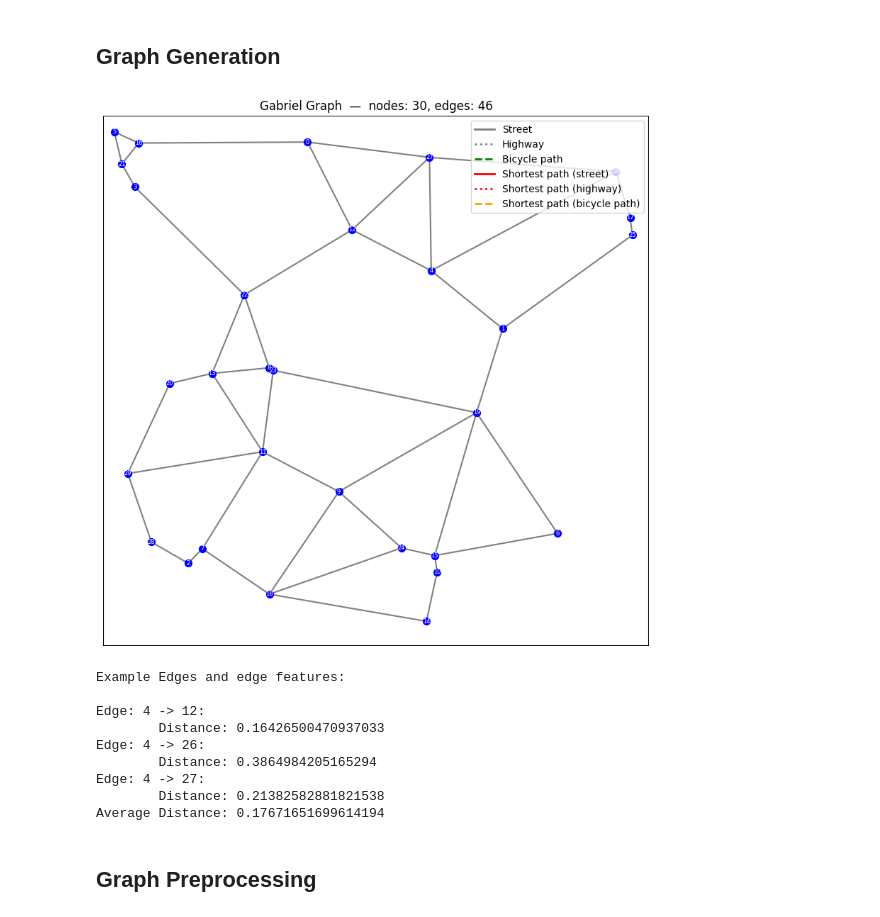
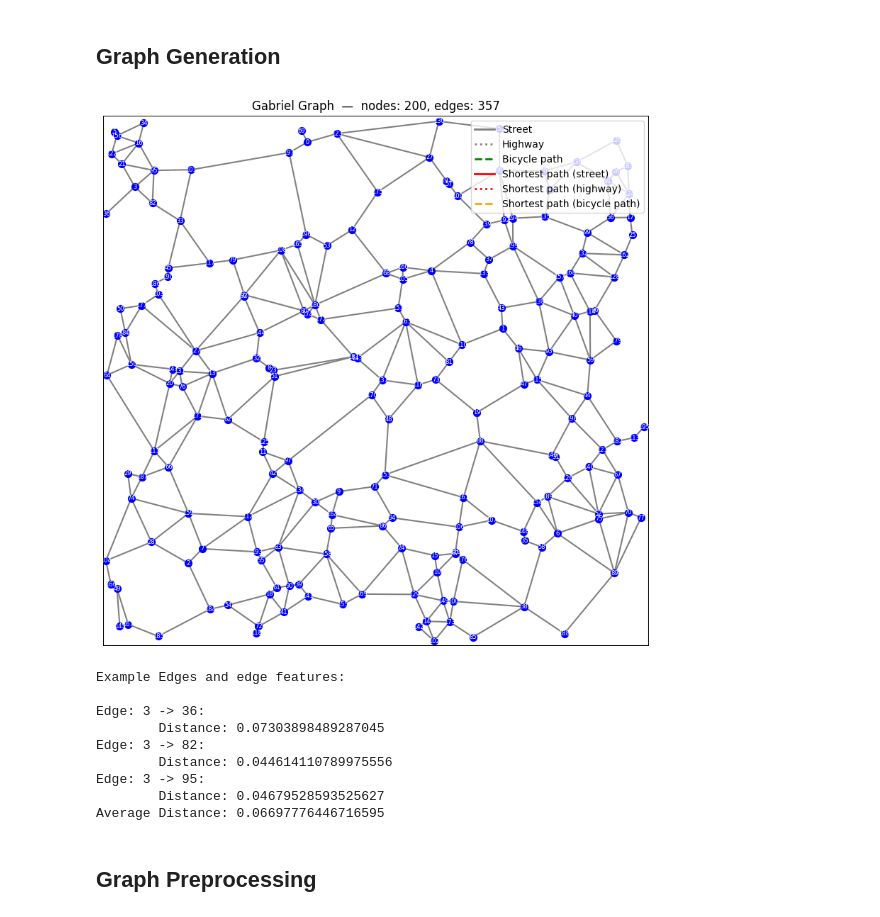
Before and after one commit to dariokueffer/ml-notebooks, a Jupyter notebook: 03_GNN/gnn_routing/shortest_path.ipynb, the cells around one changed output. Drawn from its saved outputs; the diff is of its cells as text; code cells hidden in the pictures.

```diff
--- a/03_GNN/gnn_routing/shortest_path.ipynb
+++ b/03_GNN/gnn_routing/shortest_path.ipynb
@@ -9,13 +9,13 @@ sys.path.append(os.path.abspath('../'))
 from lib.graph_generator import GraphGenerator
 from lib.utils import plot_graph, drop_pair
 # %%
-NUMBER_OF_NODES = 30
+NUMBER_OF_NODES = 200
 
 graph_gen = GraphGenerator(NUMBER_OF_NODES, seed=42)
 GG = graph_gen.gabriel_graph()
 plot_graph(GG, title="Gabriel Graph")
 # %% [output]
-[figure, old version]
+[figure, new version]
 # %%
 print("Example Edges and edge features:\n")
 for u, v in list(GG.edges)[10:13]:
@@ -33,13 +33,13 @@ print(f"Average Distance: {sum_distance / num_edges}")
 # %% [output]
 Example Edges and edge features:
 
-Edge: 4 -> 12:
-        Distance: 0.16426500470937033
-Edge: 4 -> 26:
-        Distance: 0.3864984205165294
-Edge: 4 -> 27:
-        Distance: 0.21382582881821538
-Average Distance: 0.17671651699614194
+Edge: 3 -> 36:
+        Distance: 0.07303898489287045
+Edge: 3 -> 82:
+        Distance: 0.044614110789975556
+Edge: 3 -> 95:
+        Distance: 0.04679528593525627
+Average Distance: 0.06697776446716595
 # %% [markdown]
 ## Graph Preprocessing
 # %%
```
Also changed, not shown: parts of 33 cells of this notebook.
